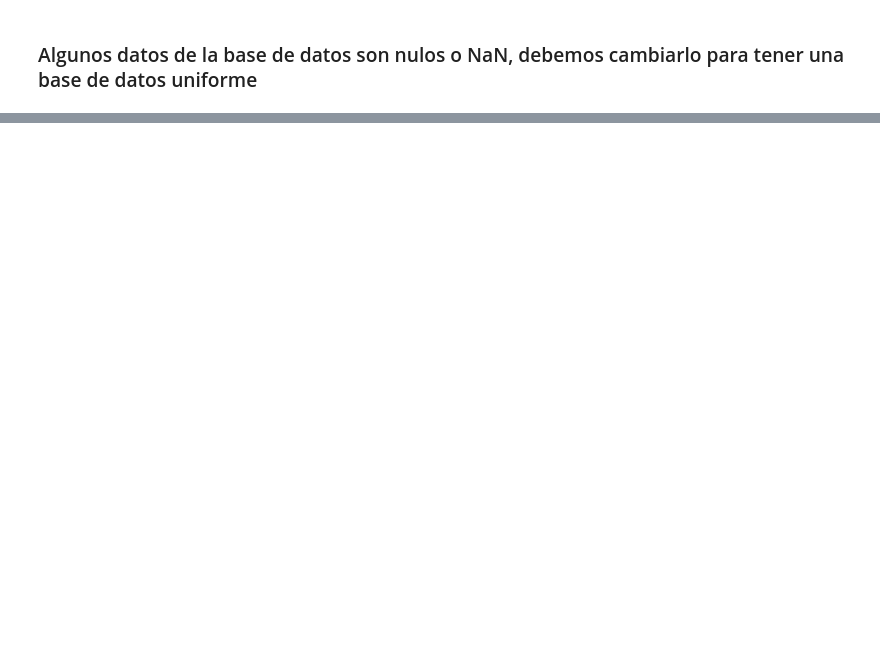
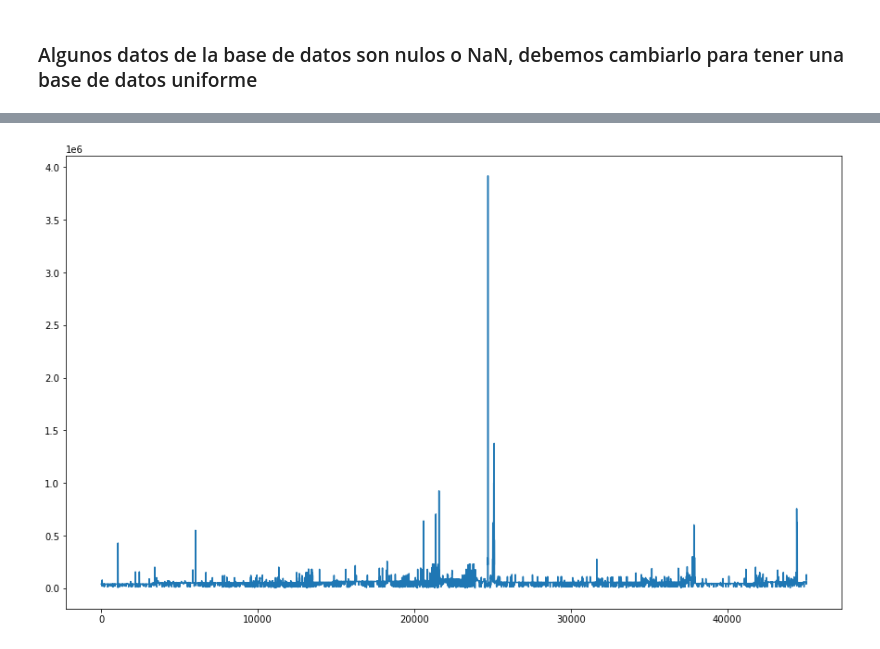
Before and after one commit to lcsr-rodriguez/Diplomado-ISP, a Jupyter notebook: ISP_DataScience.ipynb, the cells around one changed output, grey strips where cells are left out. Cells and saved outputs as stored; diff of their text form; code cells hidden in the pictures; blank space fills up the shorter version.

```diff
--- a/ISP_DataScience.ipynb
+++ b/ISP_DataScience.ipynb
@@ -99,0 +134,5 @@ datos['DIRECCION'].fillna("SIN DIRECCIÓN", inplace = True)
+# %%
+# Gráfica de las ventas
+plot = datos["TOTAL"].plot(figsize=(15, 9))
+# %% [output]
+[figure, added]
```
Also changed, not shown: parts of 29 cells of this notebook, 1 other file.
